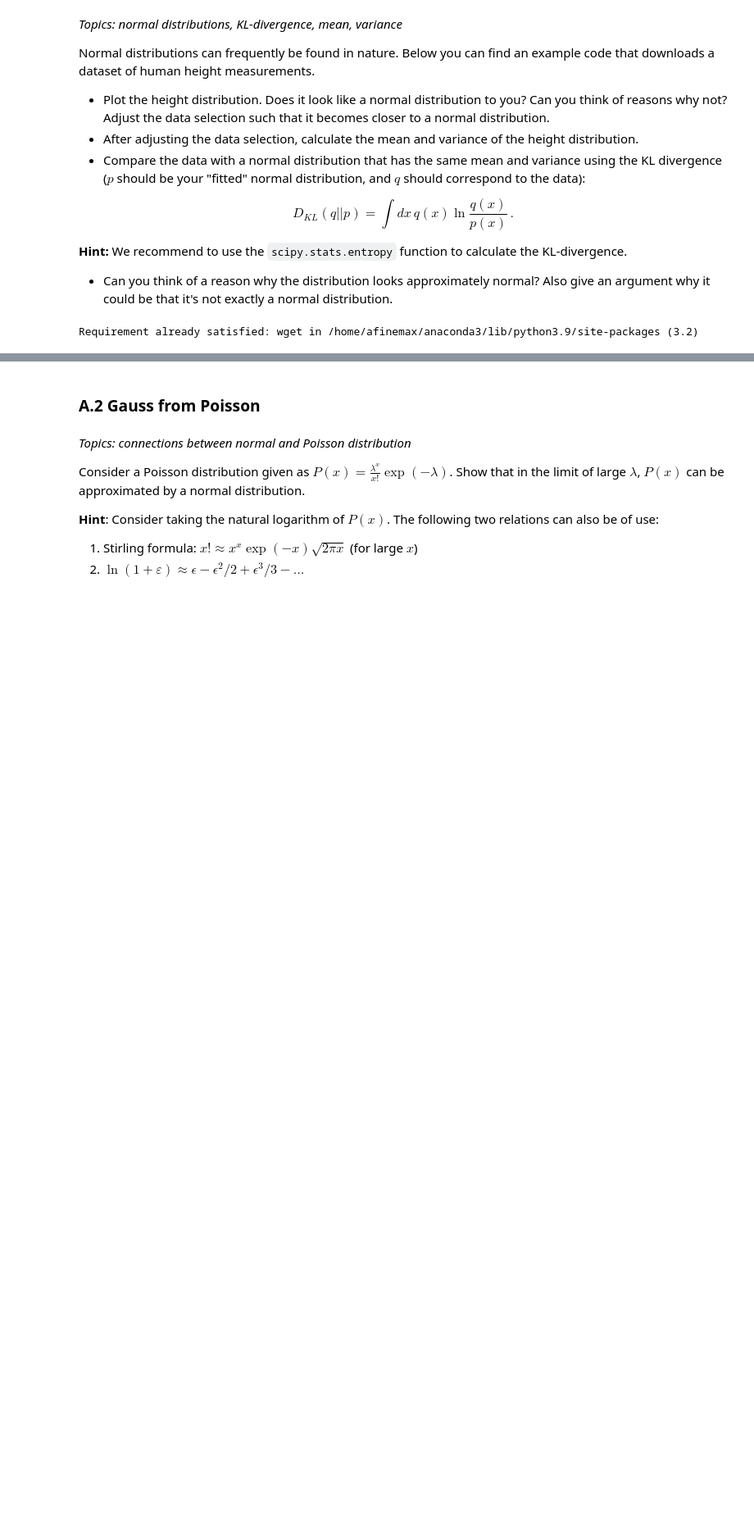
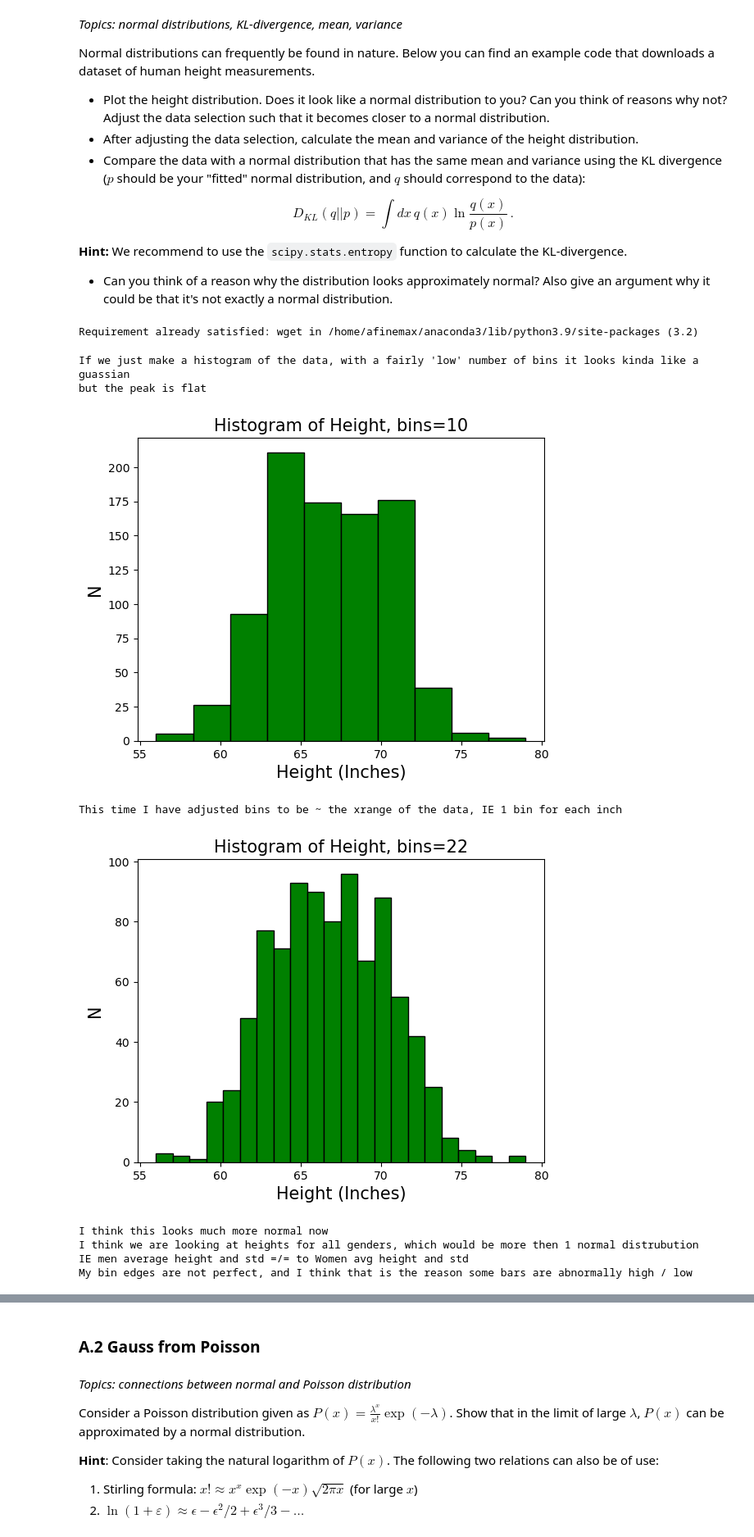
Before and after one commit to afinemax/machine_learning_2024, a Jupyter notebook: hw/ML4PhA_2024_Exercise_sheet_1.ipynb, the cells around one changed output, grey strips where cells are left out. Shown: that part at 82% size. Cells and saved outputs as stored; diff of their text form; code cells hidden in the pictures; blank space fills up the shorter version.

```diff
--- a/hw/ML4PhA_2024_Exercise_sheet_1.ipynb
+++ b/hw/ML4PhA_2024_Exercise_sheet_1.ipynb
@@ -861,0 +862,44 @@ data = df['height']
+# %%
+# Put your solution here
+# thank you for reading in the data file!
+
+height= data.values
+
+print('If we just make a histogram of the data, with a fairly \'low\' number of bins it looks kinda like a guassian\nbut the peak is flat')
+# np.hist
+hist, bin_edges = np.histogram(height, bins=10) #bins=int(np.sqrt(len(height))))
+# Calculate bin centers
+bin_centers = (bin_edges[:-1] + bin_edges[1:]) / 2
+# Plotting the histogram using plt.bar()
+plt.bar(bin_centers, hist, width=(bin_edges[1] - bin_edges[0]), edgecolor='black', color='green')
+plt.title('Histogram of Height, bins=10', fontsize=15)
+plt.xlabel('Height (Inches)',fontsize =15)
+plt.ylabel('N', fontsize=15)
+plt.show()
+
+
+print('This time I have adjusted bins to be ~ the xrange of the data, IE 1 bin for each inch')
+# np.hist
+hist, bin_edges = np.histogram(height, bins=22)#bins=int(np.sqrt(len(height))))
+# Calculate bin centers
+bin_centers = (bin_edges[:-1] + bin_edges[1:]) / 2
+# Plotting the histogram using plt.bar()
+plt.bar(bin_centers, hist, width=(bin_edges[1] - bin_edges[0]), edgecolor='black', color='green')
+plt.title('Histogram of Height, bins=22', fontsize=15)
+plt.xlabel('Height (Inches)',fontsize =15)
+plt.ylabel('N', fontsize=15)
+plt.show()
+
+print('I think this looks much more normal now')
+print('I think we are looking at heights for all genders, which would be more then 1 normal distrubution\nIE men average height and std =/= to Women avg height and std')
+print('My bin edges are not perfect, and I think that is the reason some bars are abnormally high / low')
+# %% [output]
+If we just make a histogram of the data, with a fairly 'low' number of bins it looks kinda like a guassian
+but the peak is flat
+[figure, added]
+This time I have adjusted bins to be ~ the xrange of the data, IE 1 bin for each inch
+[figure, added]
+I think this looks much more normal now
+I think we are looking at heights for all genders, which would be more then 1 normal distrubution
+IE men average height and std =/= to Women avg height and std
+My bin edges are not perfect, and I think that is the reason some bars are abnormally high / low
```
Also changed, not shown: parts of 15 cells of this notebook.
